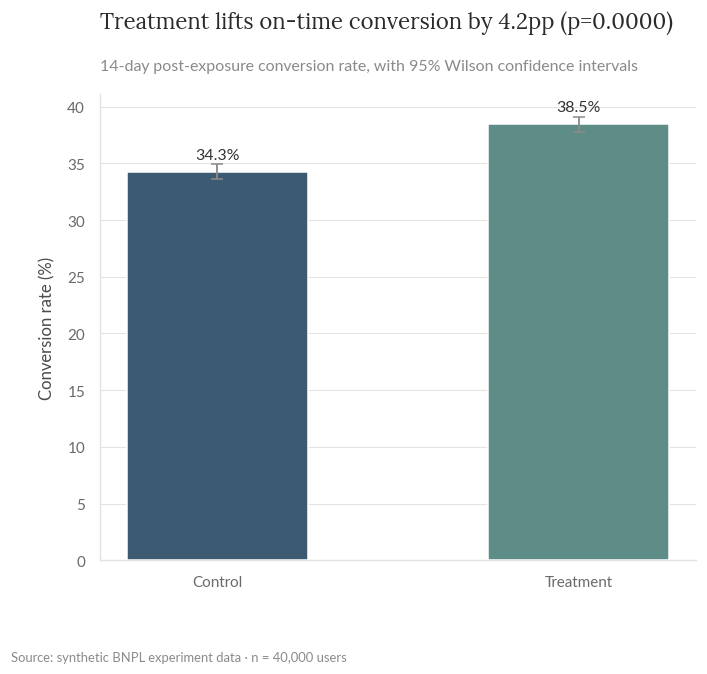
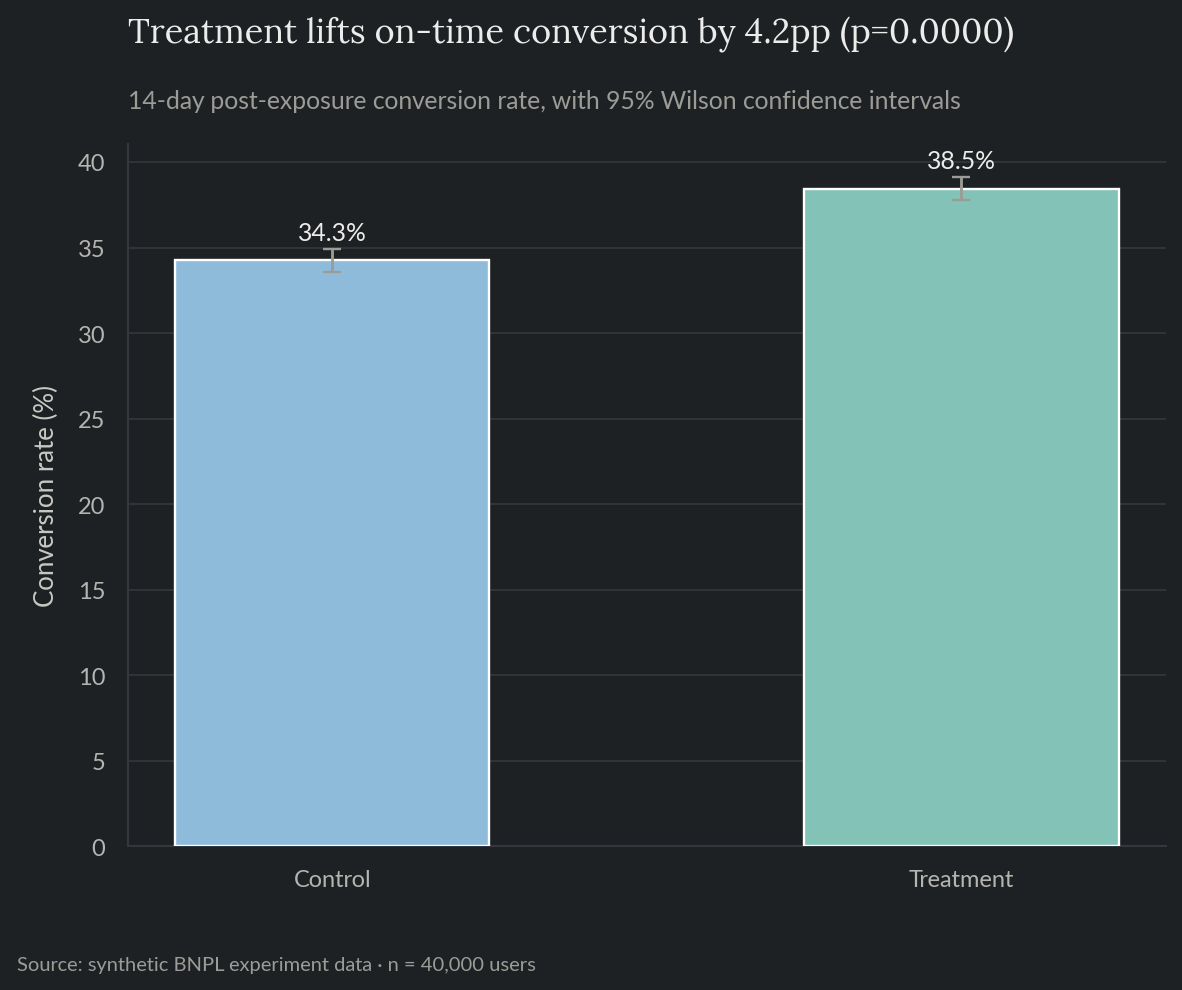
The notebook cell's code change between the first figure and the second:
--- before
+++ after
@@ -9,5 +9,5 @@
        error_kw={"ecolor": GREY, "elinewidth": 1.2, "capsize": 4})
 for i, v in enumerate(rates):
-    ax.text(i, v + max(errs) + 0.5, f"{v:.1f}%", ha="center", fontsize=10.5, color="#333")
+    ax.text(i, v + max(errs) + 0.5, f"{v:.1f}%", ha="center", fontsize=10.5, color=INK)
 style_ax(ax, title=f"Treatment lifts on-time conversion by {lift_abs*100:.1f}pp (p={p_value:.4f})",
          subtitle="14-day post-exposure conversion rate, with 95% Wilson confidence intervals", ylabel="Conversion rate (%)")

Commit: Dark-theme all chart figures, notebooks, and landing-page thumbnails